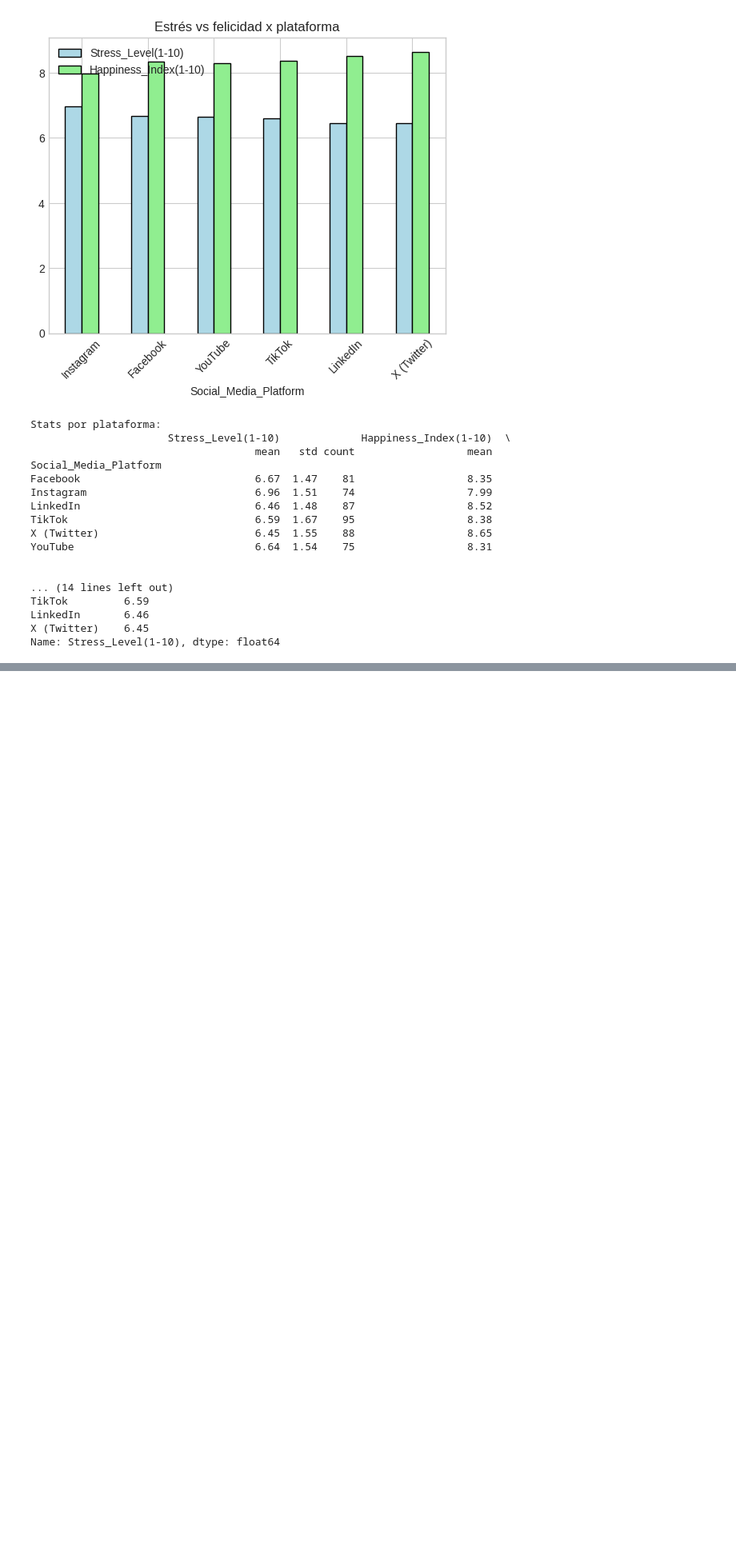
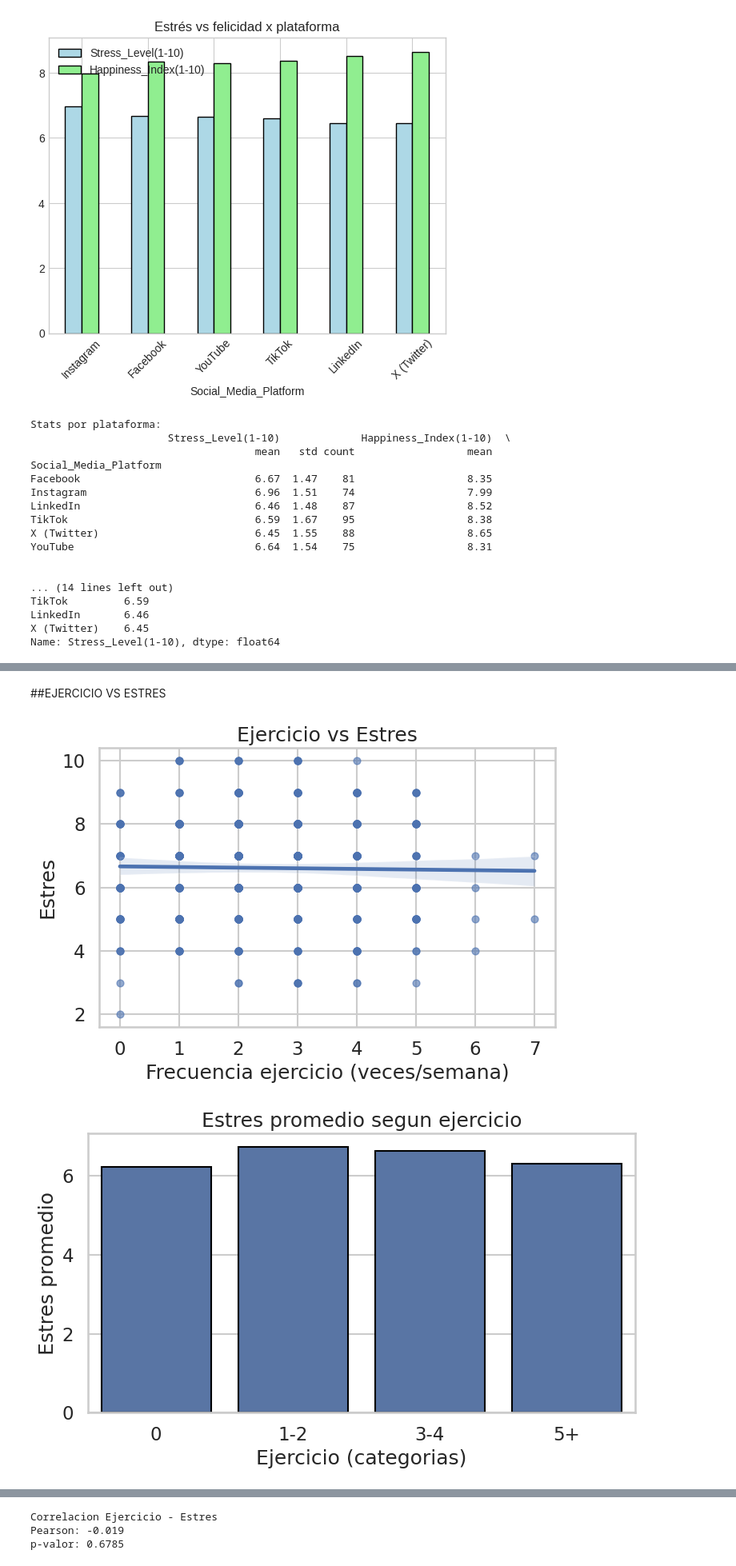
Before and after one commit to Neyder2502/salud-mental-analisis-datos, a Jupyter notebook: notebooks/Neyder.ipynb, the cells around one changed output, grey strips where cells are left out. Shown at 80% size. Saved outputs shown, nothing was run; the diff lists cells and outputs as text; code cells hidden in the pictures; blank space fills up the shorter version.

```diff
--- a/notebooks/Neyder.ipynb
+++ b/notebooks/Neyder.ipynb
@@ -524,0 +616,42 @@ Name: Stress_Level(1-10), dtype: float64
+# %% [markdown]
+##EJERCICIO VS ESTRES
+# %%
+# ejercicio vs estres
+plt.figure(figsize=(7,5))
+sns.regplot(data=df, x="Exercise_Frequency(week)", y="Stress_Level(1-10)",
+            scatter_kws={"alpha":0.6, "s":40})
+plt.title("Ejercicio vs Estres")
+plt.xlabel("Frecuencia ejercicio (veces/semana)")
+plt.ylabel("Estres")
+plt.tight_layout()
+plt.savefig("imgs/exercise_vs_stress_scatter.png", dpi=300)
+plt.show()
+
+# categorias de ejercicio
+bins_ex = [-1, 0, 2, 4, 10]
+labels_ex = ["0", "1-2", "3-4", "5+"]
+df["Cat_Exercise"] = pd.cut(df["Exercise_Frequency(week)"], bins=bins_ex, labels=labels_ex)
+
+# grafico de barras
+estres_ejercicio = df.groupby("Cat_Exercise")["Stress_Level(1-10)"].mean()
+plt.figure(figsize=(8,5))
+sns.barplot(x=estres_ejercicio.index, y=estres_ejercicio.values, edgecolor="black")
+plt.title("Estres promedio segun ejercicio")
+plt.xlabel("Ejercicio (categorias)")
+plt.ylabel("Estres promedio")
+plt.tight_layout()
+plt.savefig("imgs/exercise_vs_stress_bar.png", dpi=300)
+plt.show()
+
+# tabla resumen
+display(df.groupby("Exercise_Frequency(week)")["Stress_Level(1-10)"].agg(["mean","std","count"]).round(2))
+
+# correlacion
+valid3 = df[["Exercise_Frequency(week)","Stress_Level(1-10)"]].dropna()
+corr3, p3 = pearsonr(valid3.iloc[:,0], valid3.iloc[:,1])
+print("\nCorrelacion Ejercicio - Estres")
+print(f"Pearson: {corr3:.3f}")
+print(f"p-valor: {p3:.4g}")
+# %% [output]
+[figure, added]
+[figure, added]
@@ -524,0 +668,3 @@ Name: Stress_Level(1-10), dtype: float64
+Correlacion Ejercicio - Estres
+Pearson: -0.019
+p-valor: 0.6785
```
Also changed, not shown: parts of 10 cells of this notebook.
